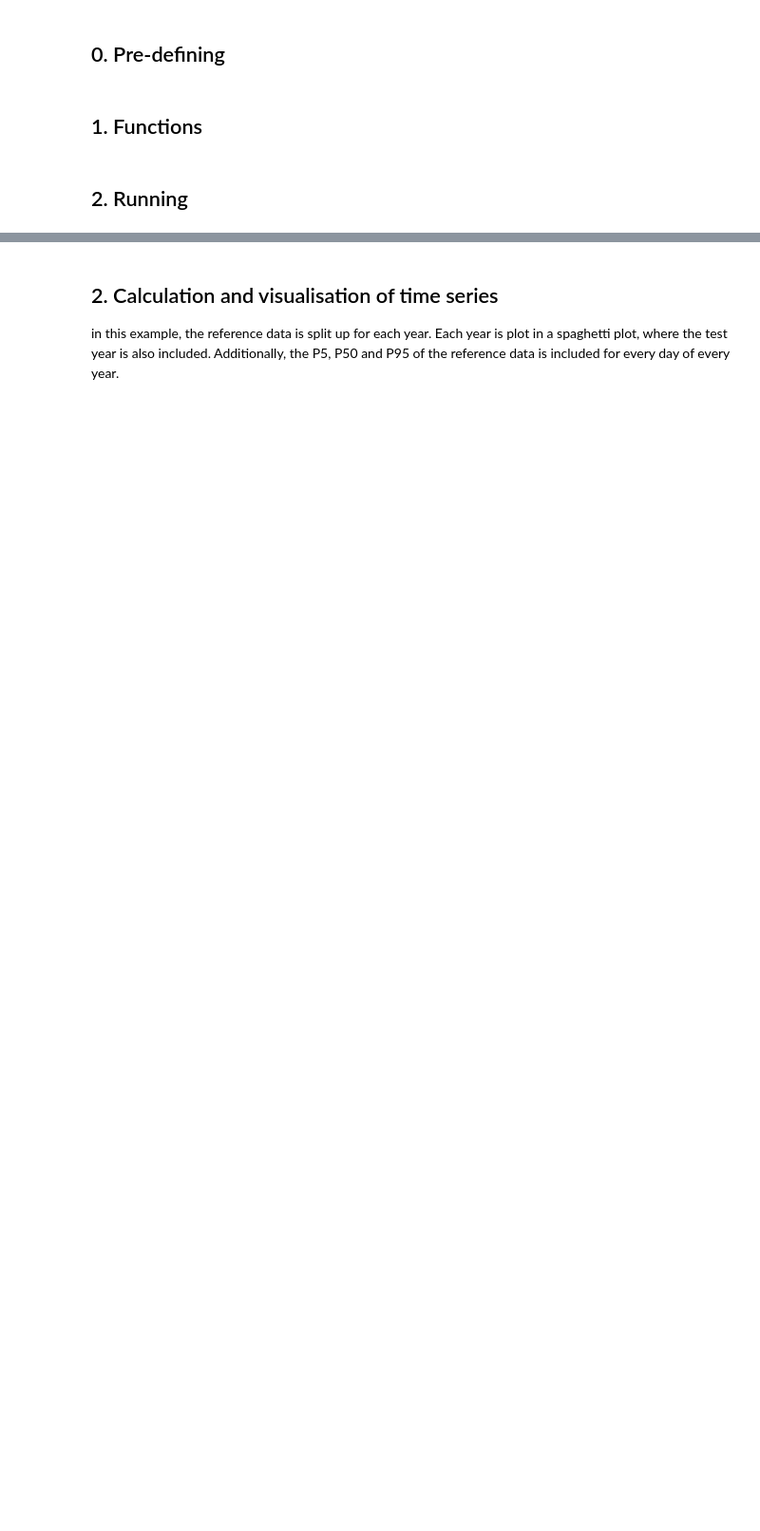
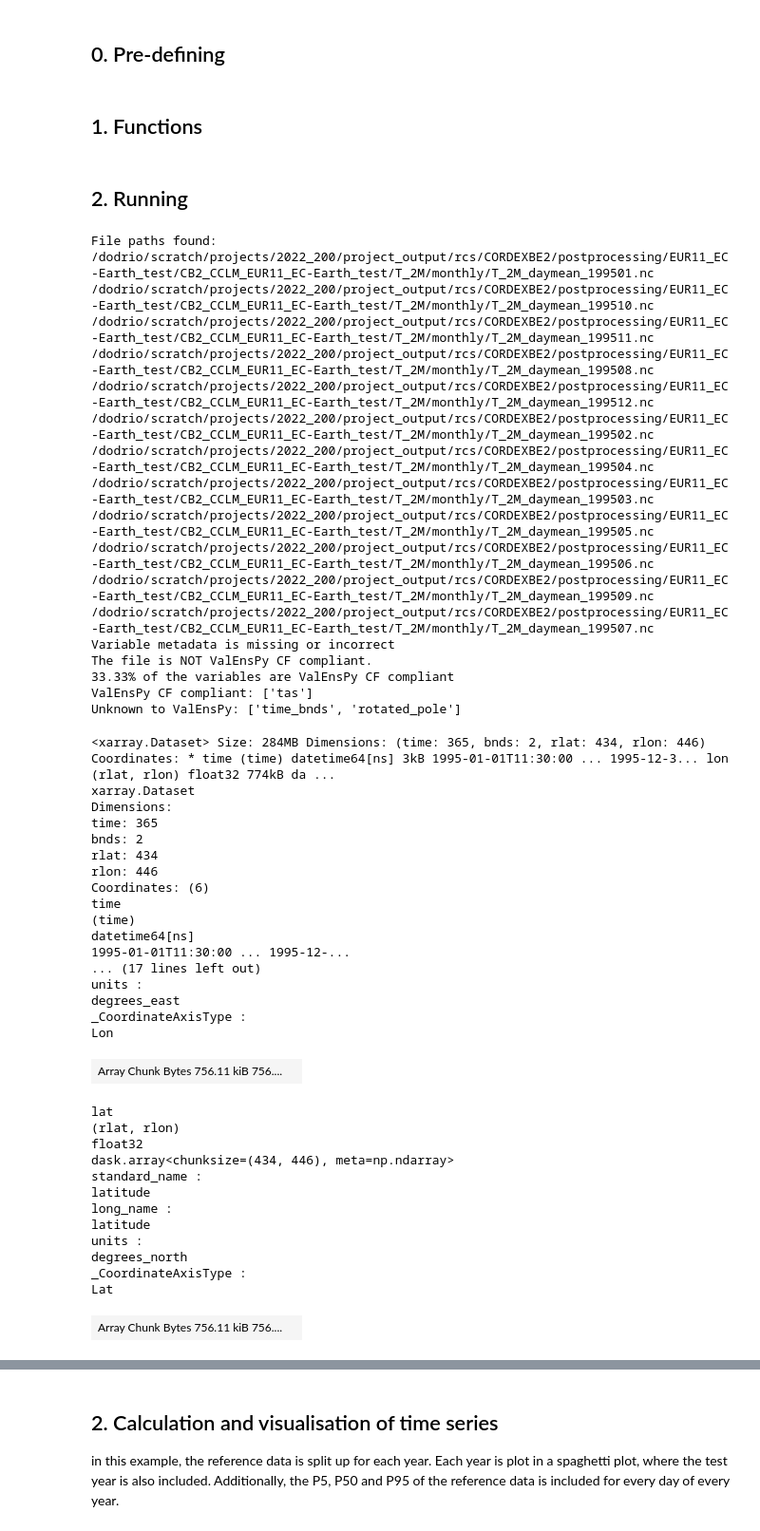
Before and after one commit to CORDEX-be2/ValEnsPy, a Jupyter notebook: evaluation_cclm/cclm_gcm_evaluation_EUR11.ipynb, the cells around one changed output, grey strips where cells are left out. Shown at 95% size. Saved outputs shown, nothing was run; the diff lists cells and outputs as text; code cells hidden in the pictures; blank space fills up the shorter version.

```diff
--- a/evaluation_cclm/cclm_gcm_evaluation_EUR11.ipynb
+++ b/evaluation_cclm/cclm_gcm_evaluation_EUR11.ipynb
@@ -63,7 +174,57 @@ def load_data_exp(variable, model, experiment):
 # %%
 experiment = "CB2_CCLM_EUR11_EC-Earth_test"
 model = "CCLM"
 variable = 'tas'
 daily_statistic = "mean"
-da_exp = manager.load_data(model, [variable], freq="daily", path_identifiers=[experiment, daily_statistic])
+da_exp = manager.load_data(model, [variable], freq="monthly", path_identifiers=[experiment, daily_statistic])
 da_exp
+# %% [output]
+File paths found:
+/dodrio/scratch/projects/2022_200/project_output/rcs/CORDEXBE2/postprocessing/EUR11_EC-Earth_test/CB2_CCLM_EUR11_EC-Earth_test/T_2M/monthly/T_2M_daymean_199501.nc
+/dodrio/scratch/projects/2022_200/project_output/rcs/CORDEXBE2/postprocessing/EUR11_EC-Earth_test/CB2_CCLM_EUR11_EC-Earth_test/T_2M/monthly/T_2M_daymean_199510.nc
+/dodrio/scratch/projects/2022_200/project_output/rcs/CORDEXBE2/postprocessing/EUR11_EC-Earth_test/CB2_CCLM_EUR11_EC-Earth_test/T_2M/monthly/T_2M_daymean_199511.nc
+/dodrio/scratch/projects/2022_200/project_output/rcs/CORDEXBE2/postprocessing/EUR11_EC-Earth_test/CB2_CCLM_EUR11_EC-Earth_test/T_2M/monthly/T_2M_daymean_199508.nc
+/dodrio/scratch/projects/2022_200/project_output/rcs/CORDEXBE2/postprocessing/EUR11_EC-Earth_test/CB2_CCLM_EUR11_EC-Earth_test/T_2M/monthly/T_2M_daymean_199512.nc
+/dodrio/scratch/projects/2022_200/project_output/rcs/CORDEXBE2/postprocessing/EUR11_EC-Earth_test/CB2_CCLM_EUR11_EC-Earth_test/T_2M/monthly/T_2M_daymean_199502.nc
+/dodrio/scratch/projects/2022_200/project_output/rcs/CORDEXBE2/postprocessing/EUR11_EC-Earth_test/CB2_CCLM_EUR11_EC-Earth_test/T_2M/monthly/T_2M_daymean_199504.nc
+/dodrio/scratch/projects/2022_200/project_output/rcs/CORDEXBE2/postprocessing/EUR11_EC-Earth_test/CB2_CCLM_EUR11_EC-Earth_test/T_2M/monthly/T_2M_daymean_199503.nc
+/dodrio/scratch/projects/2022_200/project_output/rcs/CORDEXBE2/postprocessing/EUR11_EC-Earth_test/CB2_CCLM_EUR11_EC-Earth_test/T_2M/monthly/T_2M_daymean_199505.nc
+/dodrio/scratch/projects/2022_200/project_output/rcs/CORDEXBE2/postprocessing/EUR11_EC-Earth_test/CB2_CCLM_EUR11_EC-Earth_test/T_2M/monthly/T_2M_daymean_199506.nc
+/dodrio/scratch/projects/2022_200/project_output/rcs/CORDEXBE2/postprocessing/EUR11_EC-Earth_test/CB2_CCLM_EUR11_EC-Earth_test/T_2M/monthly/T_2M_daymean_199509.nc
+/dodrio/scratch/projects/2022_200/project_output/rcs/CORDEXBE2/postprocessing/EUR11_EC-Earth_test/CB2_CCLM_EUR11_EC-Earth_test/T_2M/monthly/T_2M_daymean_199507.nc
+Variable metadata is missing or incorrect
+The file is NOT ValEnsPy CF compliant.
+33.33% of the variables are ValEnsPy CF compliant
+ValEnsPy CF compliant: ['tas']
+Unknown to ValEnsPy: ['time_bnds', 'rotated_pole']
+<xarray.Dataset> Size: 284MB Dimensions: (time: 365, bnds: 2, rlat: 434, rlon: 446) Coordinates: * time (time) datetime64[ns] 3kB 1995-01-01T11:30:00 ... 1995-12-3... lon (rlat, rlon) float32 774kB da ...
+xarray.Dataset
+Dimensions:
+time: 365
+bnds: 2
+rlat: 434
+rlon: 446
+Coordinates: (6)
+time
+(time)
+datetime64[ns]
+1995-01-01T11:30:00 ... 1995-12-...
+... (17 lines left out)
+units :
+degrees_east
+_CoordinateAxisType :
+Lon
+| Array Chunk Bytes 756.11 kiB 756.... |  |
+lat
+(rlat, rlon)
+float32
+dask.array<chunksize=(434, 446), meta=np.ndarray>
+standard_name :
+latitude
+long_name :
+latitude
+units :
+degrees_north
+_CoordinateAxisType :
+Lat
+| Array Chunk Bytes 756.11 kiB 756.... |  |
```
Also changed, not shown: parts of 12 cells of this notebook.
